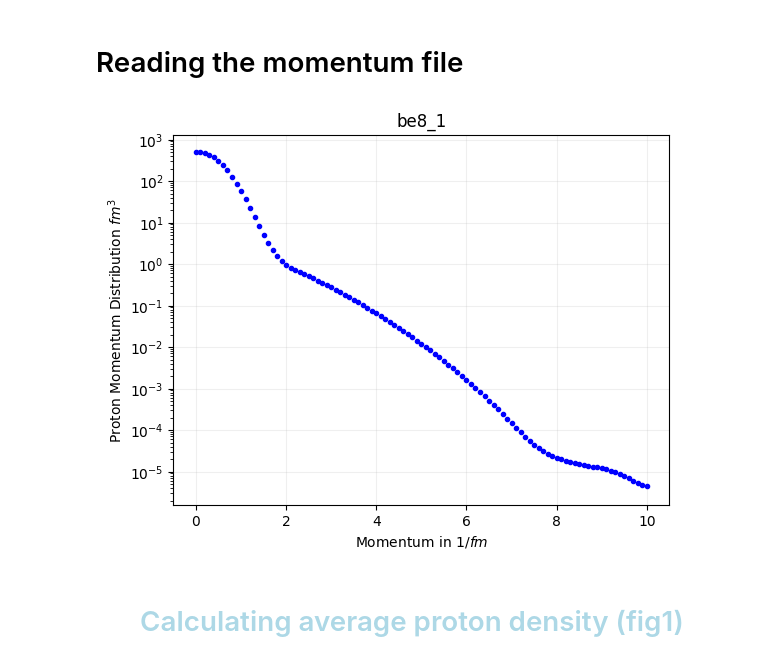
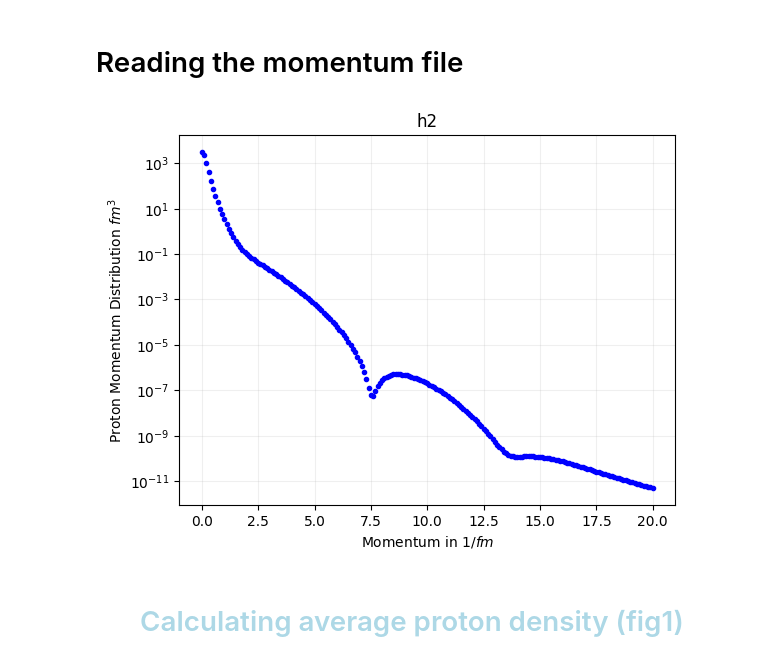
Before and after one commit to ab6361/flavaflav, a Jupyter notebook: Plotter_nonIso.ipynb, the cells around one changed output. Cells and saved outputs as stored; diff of their text form; code cells hidden in the pictures.

```diff
--- a/Plotter_nonIso.ipynb
+++ b/Plotter_nonIso.ipynb
@@ -178,7 +206,7 @@ ax.grid(alpha = 0.2)
 # %% [markdown]
 # Reading the momentum file
 # %%
-file_path = f'/Users/AbSir/Desktop/FlavaFlav/momentum/{target}_0.momentum'
+file_path = f'momentum/{target}.momentum'
 K_list = []
 RHOKN1_list = []
 RHOKP1_list = []
@@ -218,35 +246,46 @@ def process_mom(file_path):
                 if len(columns) == 3:
                     try:
                         K, RHOKP1, DRHOKP1 = float(columns[0]), float(columns[1]), float(columns[2])
                         K_list.append(K)
                         RHOKN1_list.append(RHOKP1)
                         RHOKP1_list.append(RHOKP1)
                         DRHOKN1_list.append(DRHOKP1)
                         DRHOKP1_list.append(DRHOKP1)
                     except:
                         start_parsing = False
                         break
+                if len(columns) == 4: # For deuterium only
+                    try:
+                        K, RHOKP1 = float(columns[0]), float(columns[3])
+                        K_list.append(K)
+                        RHOKN1_list.append(RHOKP1)
+                        RHOKP1_list.append(RHOKP1)
+                        DRHOKN1_list.append(0) # deuterium file does not have error values
+                        DRHOKP1_list.append(0)
+                    except:
+                        start_parsing = False
+                        break
 
     # Return the processed data
     return K_list, RHOKN1_list, RHOKP1_list, DRHOKN1_list, DRHOKP1_list
 
 K, RHOKN1, RHOKP1, DRHOKN1, DRHOKP1 = process_mom(file_path)
 
 momentum = np.array(K)
 rhokn1_values = np.array(RHOKN1)
 rhokp1_values = np.array(RHOKP1)
 
 fig, ax = plt.subplots()
 # Plot the data
 ax.errorbar(K, RHOKP1, yerr = DRHOKP1, marker = 'o', color = 'b', markersize = 3, linestyle = 'None')
 ax.set_xlabel(r'Momentum in $1/fm$')
 ax.set_ylabel(r'Proton Momentum Distribution $fm^3$')
 ax.set_yscale('log')
-ax.set_title(f'{target}_1')
+ax.set_title(f'{target}')
 ax.grid(alpha = 0.2)
 # fig.savefig(f'plots/{target}_2bodydensity_{time.time():.0f}.pdf')
 # %% [output]
-[figure, old version]
+[figure, new version]
 # %% [markdown]
 <h1 style="color:lightblue; text-align:center">Calculating average proton density (fig1)</h1>
 # %% [markdown]
```
Also changed, not shown: parts of 24 cells of this notebook, 42 other files.
